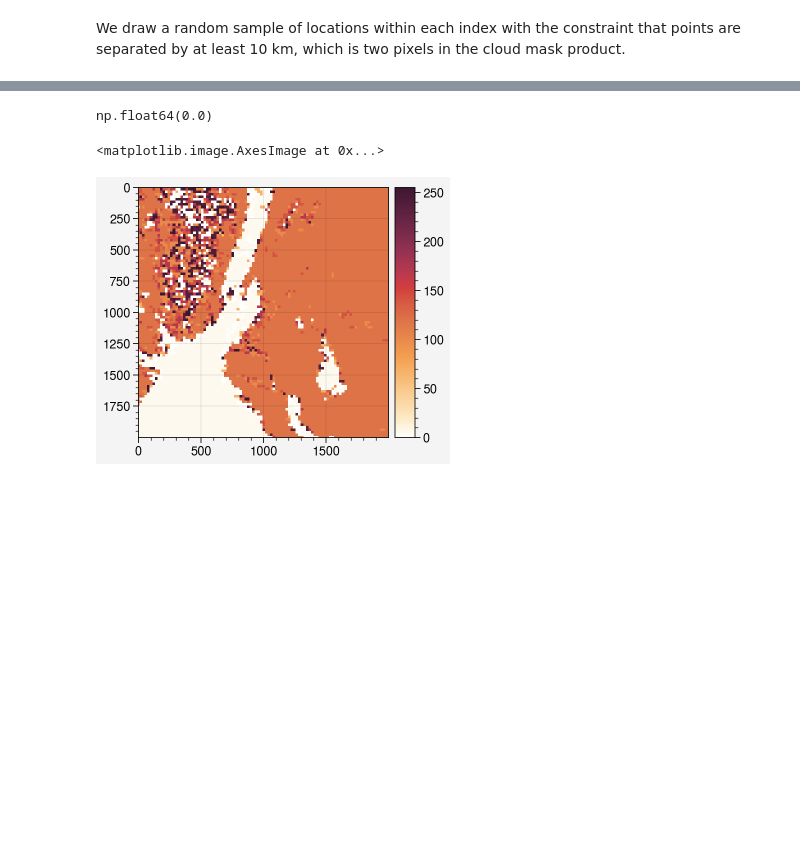
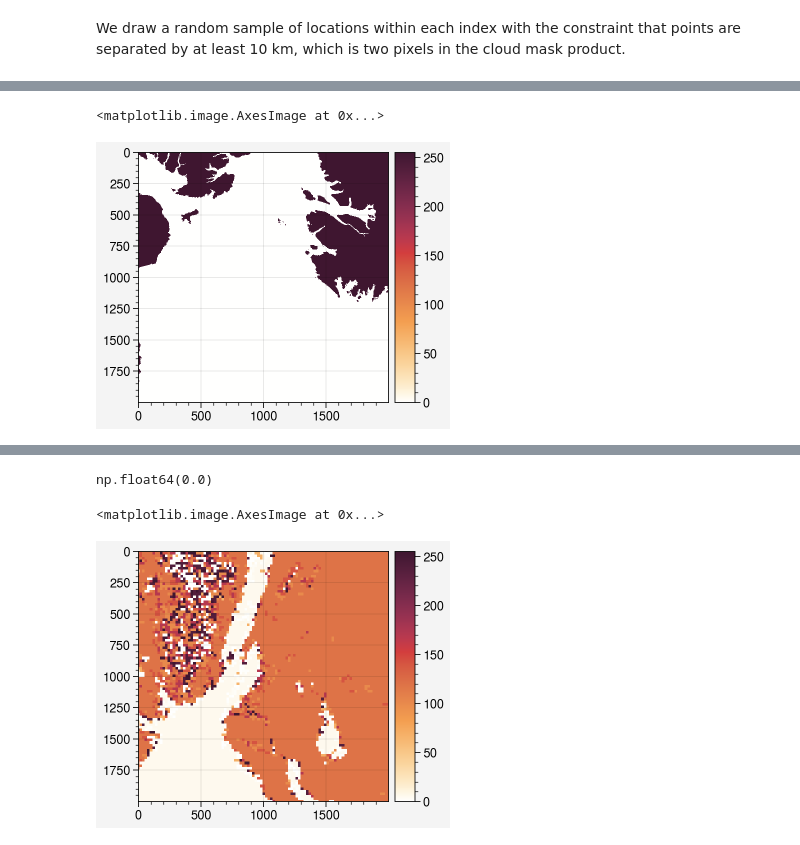
Before and after one commit to danielmwatkins/ice-floe-validation-dataset, a Jupyter notebook: notebooks/sub_scene_sampling.ipynb, the cells around one changed output, grey strips where cells are left out. Cells and saved outputs as stored; diff of their text form; code cells hidden in the pictures; blank space fills up the shorter version.

```diff
--- a/notebooks/sub_scene_sampling.ipynb
+++ b/notebooks/sub_scene_sampling.ipynb
@@ -160,0 +180,6 @@ np.int64(240)
+# %%
+fig, ax = uplt.subplots()
+ax.imshow(land_img, colorbar='r')
+# %% [output]
+<matplotlib.image.AxesImage at 0x...>
+[figure, added]
```
Also changed, not shown: parts of 22 cells of this notebook.
